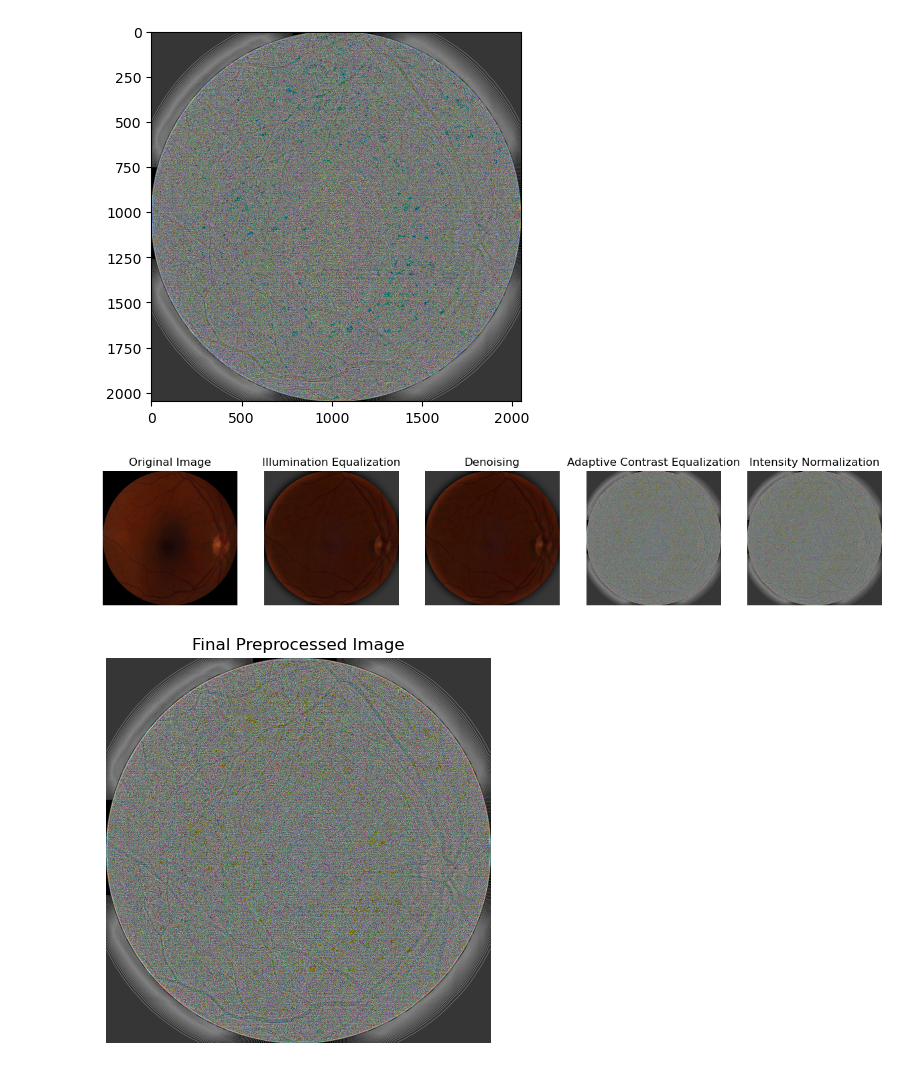
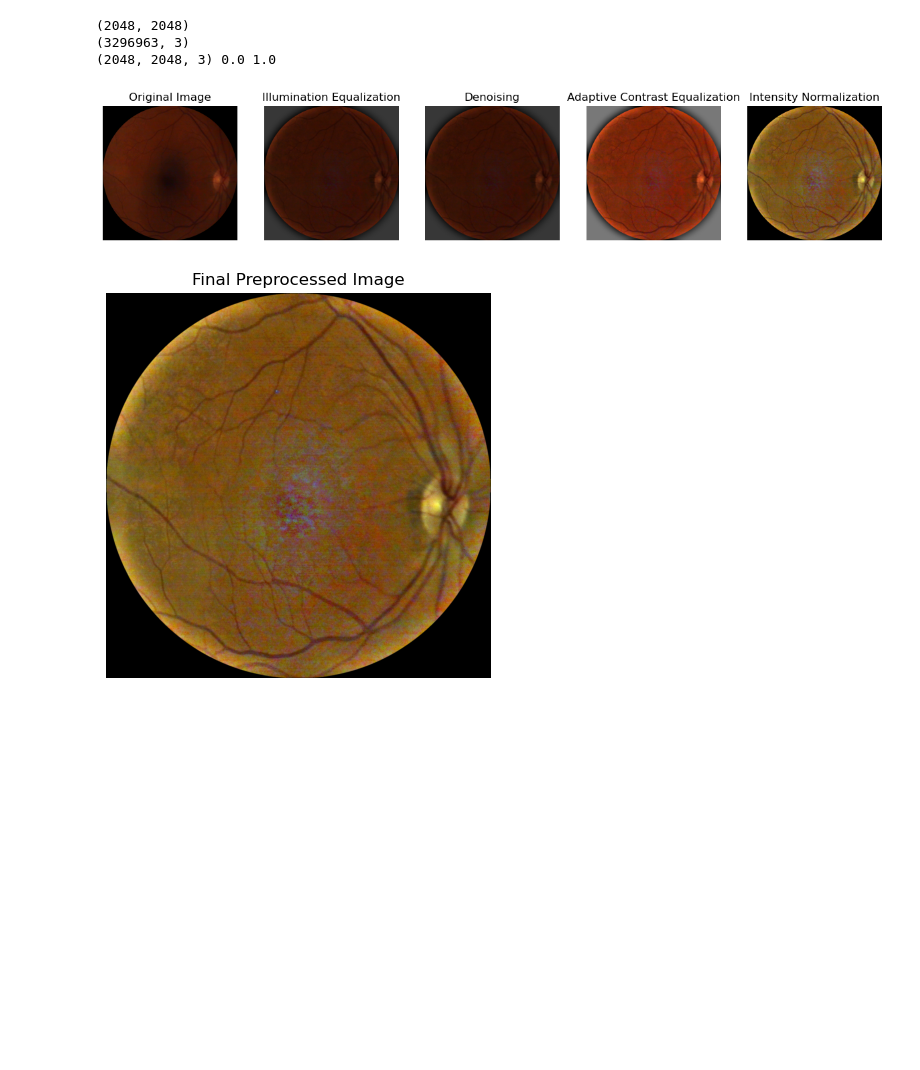
Before and after one commit to florianbasset/fundus-preprocessor-toolkit, a Jupyter notebook: notebook/test_seoud.ipynb, the cells around one changed output. Drawn from its saved outputs; the diff is of its cells as text; code cells hidden in the pictures; blank space fills up the shorter version.

```diff
--- a/notebook/test_seoud.ipynb
+++ b/notebook/test_seoud.ipynb
@@ -9,7 +9,7 @@ def plot_images(images, titles):
     if n == 1:
         axs = [axs]
     for i in range(n):
-        axs[i].imshow(cv2.cvtColor(images[i], cv2.COLOR_BGR2RGB) if images[i].ndim == 3 and images[i].shape[2] == 3 else images[i], cmap='gray')
+        axs[i].imshow(images[i][...,::-1] if images[i].ndim == 3 and images[i].shape[2] == 3 else images[i], cmap='gray')
         axs[i].set_title(titles[i])
         axs[i].axis('off')
     plt.show()
@@ -19,7 +19,7 @@ def fundus_roi(image, mask=None):
     h, s, v = cv2.split(hsv_image)
     threshold = 15
     _, roi = cv2.threshold(v, threshold, 1, cv2.THRESH_BINARY)
-    roi = roi.astype(np.uint8)
+    roi = roi.astype(bool)
     white_pixels = np.argwhere(roi == 1)
     if white_pixels.size == 0:
         print("Aucun pixel blanc trouvé dans le masque.")
@@ -74,26 +74,34 @@ def adaptive_contrast_equalization(image, diameter=None, roi=None):
     E_x2 = mean_filter(image ** 2, kernel_size)
     var = E_x2 - E_x ** 2
     std = np.sqrt(np.maximum(var, 1e-7))
-    high_pass_filter = np.array([[-1, -1, -1], [-1, 8, -1], [-1, -1, -1]]) / 9.0
-    convolution = cv2.filter2D(image, -1, high_pass_filter)
+    d3 = diameter/28
+    low_pass = mean_filter(image, int(d3))
+    high_pass = image - low_pass
     epsilon = 1e-7
-    image_final = image + (1 / (std + epsilon)) * convolution
-    image_final = np.nan_to_num(image_final, nan=0.5, posinf=1.0, neginf=0.0)
-    image_final = np.clip(image_final, 0, 1)
+    image_final = image + (1 / (std + epsilon)) * high_pass
+    image_final = image_final/image_final.max()
     return {"image": (image_final * 255).astype(np.uint8)}
+
 
 def apply_intensity_normalization(image, diameter=None, roi=None):
     if not isinstance(image, np.ndarray):
         print('Erreur: L\'image n\'est pas une numpy array valide.')
         return None
-    hsv_image = cv2.cvtColor(image, cv2.COLOR_BGR2HSV)
-    h, s, v = cv2.split(hsv_image)
-    v_normalized = cv2.normalize(v, None, 0, 255, cv2.NORM_MINMAX).astype(np.uint8)
-    hsv_normalized = cv2.merge([h, s, v_normalized])
-    image_final = cv2.cvtColor(hsv_normalized, cv2.COLOR_HSV2BGR)
+    image = image/255.0
+    print(roi.shape)
+    print(image[roi].shape)
+    mean = np.mean(image[roi], axis=0, keepdims=True)
 
-    plt.imshow(image_final)
-    plt.show()
+    image_final = image - mean
+    #image_final = (image - image.min((0,1),keepdims=True))/(image.max((0,1), keepdims=True)-image.min((0,1),keepdims=True))
+    std = np.std(image_final[roi], axis=0, keepdims=True)
+    #image_final[:,:,0] = np.clip(image_final[:,:,0],mean[:,0] - 3*std[:,0], mean[:,0] + 3*std[:,0])
+    #image_final[:,:,1] = np.clip(image_final[:,:,1],mean[:,1] - 3*std[:,1], mean[:,1] + 3*std[:,1])
+    # image_final[:,:,2] = np.clip(image_final[:,:,2],mean[:,2] - 3*std[:,2], mean[:,2] + 3*std[:,2])
+    print(image_final.shape, image_final.min(), image_final.max())
+
+    image_final = (image_final - image_final.min((0,1),keepdims=True))/(image_final.max((0,1), keepdims=True)-image_final.min((0,1),keepdims=True))
+    image_final[~roi] = 0
 
     return {"image": image_final}
 
@@ -112,34 +120,36 @@ def apply_seoud(image):
     images.append(illumination["image"])
     titles.append("Illumination Equalization")
 
     denoise = denoising(**illumination)
     if denoise is None:
         print('Erreur lors de la réduction de bruit.')
         return None
     images.append(denoise["image"])
     titles.append("Denoising")
 
     contrast = adaptive_contrast_equalization(**denoise)
     images.append(contrast["image"])
     titles.append("Adaptive Contrast Equalization")
 
-    normalized_image = apply_intensity_normalization(**contrast)
+    normalized_image = apply_intensity_normalization(**contrast, roi=data["roi"])
     images.append(normalized_image["image"])
     titles.append("Intensity Normalization")
 
     plot_images(images, titles)
     return normalized_image["image"]
 
 # Chargement de l'image
 image = cv2.imread('../data/image_1.png')
 if image is None:
     print("Erreur: Impossible de charger l'image.")
 else:
     image = image.astype(np.uint8)
     seoud_image = apply_seoud(image)
     if seoud_image is not None:
         plot_images([seoud_image], ['Final Preprocessed Image'])
 # %% [output]
+(2048, 2048)
+(3296963, 3)
+(2048, 2048, 3) 0.0 1.0
-[figure, old version]
+[figure, new version]
-[figure, old version]
+[figure, new version]
-[figure, removed]
```
Also changed, not shown: 2 other files.
